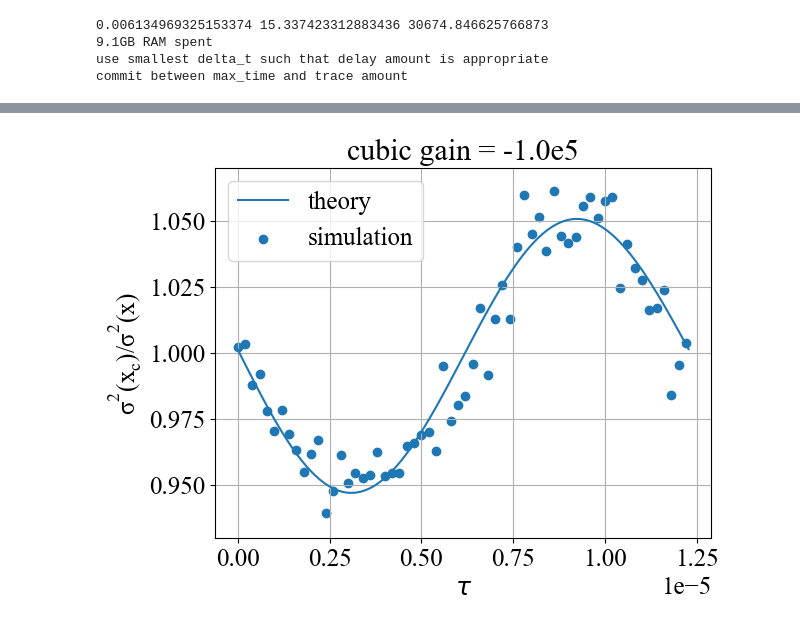
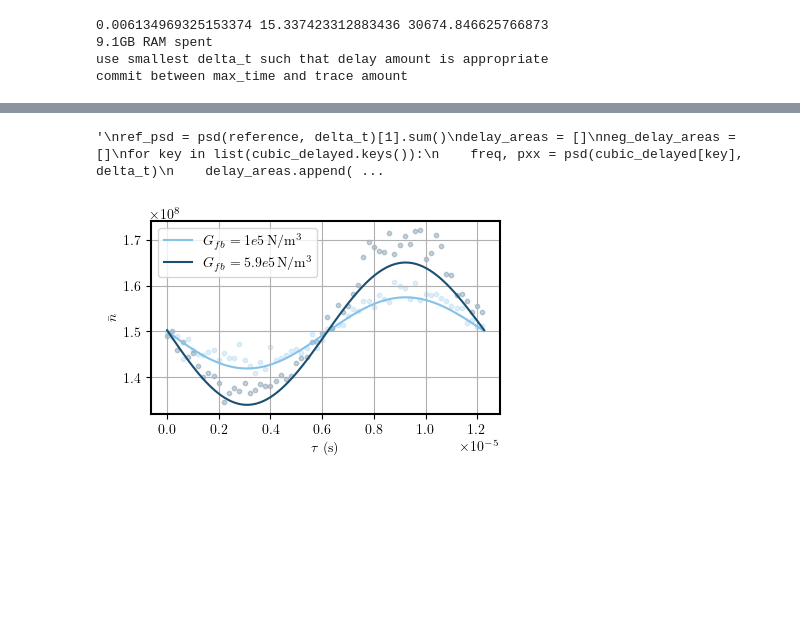
Before and after one commit to QuantumAdventures/non-linearity-experiment, a Jupyter notebook: notebooks/1. Simulation Dynamics.ipynb, the cells around one changed output, grey strips where cells are left out. Drawn from its saved outputs; the diff is of its cells as text; code cells hidden in the pictures; blank space fills up the shorter version.

```diff
--- a/notebooks/1. Simulation Dynamics.ipynb
+++ b/notebooks/1. Simulation Dynamics.ipynb
@@ -79,4 +94,5 @@ plt.xlim([7.3e4, 9e4])
 # %%
+'''
 ref_psd = psd(reference, delta_t)[1].sum()
 delay_areas = []
 neg_delay_areas = []
@@ -98,22 +114,20 @@ neg_delay_areas = np.array(neg_delay_areas)
 non_nan_indexes = ~np.isnan(np.array(neg_delay_areas))
 neg_delay_areas = neg_delay_areas[non_nan_indexes]
 neg_delays = np.array(list(neg_cubic_delayed.keys()))[non_nan_indexes]*delta_t
+'''
+# %% [output]
+'\nref_psd = psd(reference, delta_t)[1].sum()\ndelay_areas = []\nneg_delay_areas = []\nfor key in list(cubic_delayed.keys()):\n    freq, pxx = psd(cubic_delayed[key], delta_t)\n    delay_areas.append( ...
 # %%
-def autocor_0(t, omega, gamma, m= 3.368e-18):
-    kb = 1.3806e-23
-    T = 293
-    C = 2*(gamma*kb*T/m)
-
+def autocor_0(t, omega, gamma, m= 3.368e-18, T = 293):
+    C = 2*(gamma*ct.kb*T/m)
     Omega = np.sqrt(omega**2-((gamma**2)/4))
     T0 = C*np.exp(-gamma*t/2)*(2*Omega*np.cos(Omega*t)+gamma*np.sin(Omega*t))/(4*gamma*Omega*(omega**2))
     return T0
 
 
-def autocor_perturbation(t, omega, gamma, b, tau, m= 3.368e-18):
-    kb = 1.3806e-23
-    T = 293
+def autocor_perturbation(t, omega, gamma, b, tau, m= 3.368e-18, T = 293):
     T0 = autocor_0(t, omega, gamma, m=m)
-    C = 2*(gamma*kb*T/m)
+    C = 2*(gamma*ct.kb*T/m)
     Omega = np.sqrt(omega**2-((gamma**2)/4))
     mult = np.exp(-gamma*t/2)/(64*(gamma**3)*(Omega**4)*(omega**6))
     part1 = np.exp(gamma*tau/2)*(8*gamma*(Omega**4)-4*(omega**2)*(gamma**2)*(Omega**2)*(t-tau))*np.cos(Omega*(t-tau))
@@ -125,29 +139,29 @@ def autocor_perturbation(t, omega, gamma, b, tau, m= 3.368e-18):
     T1 = -3*C*C*b*mult*(part1+part2+part3+part4)
     return T0+T1
 
-def theoretical_area_frac(omega, gamma, gain, delay, m=3.368e-18):
-    T0 = autocor_0(0, omega, gamma, m=m)
-    T1 = autocor_perturbation(0, omega, gamma, gain, delay, m=m)
-    return T1/T0
+def theoretical_area_frac(omega, gamma, gain, delay, m=3.368e-18, T=293):
+    T1 = autocor_perturbation(0, omega, gamma, gain, delay, m=m, T=T)
+    return T1
 # %%
 theory_delays = np.linspace(0, T, 100)
 areas_1 = theoretical_area_frac(env.__omega__, env.__gamma__, -gain1/env._m_, theory_delays, m=env._m_)
 areas_2 = theoretical_area_frac(env.__omega__, env.__gamma__, -gain2/env._m_, theory_delays, m=env._m_)
 # %%
-plt.rcParams["font.family"] = "Times New Roman"
-plt.rcParams["font.size"] = 18
-plt.plot(theory_delays, areas_1)
-#plt.plot(theory_delays, areas_2)
-plt.scatter(delays, np.array(delay_areas)/ref_psd)
-#plt.scatter(delays, np.array(neg_delay_areas)/ref_psd)
-plt.legend(['theory','simulation'])#'gain = -{}e{}'.format(gain1/10**int(np.log10(gain1)),int(np.log10(gain1))),\
-            #'gain = -{}e{}'.format(gain2/10**int(np.log10(gain2)),int(np.log10(gain2)))])
-plt.xlabel(r'$\tau$')
-plt.ylabel(r'$\mathdefault{\sigma ^{2} (x_{c})/\sigma ^{2} (x)}$')
-plt.title('cubic gain = -1.0e5')
-delta = 0.07
-plt.ylim([1-delta,1+delta])
+colors = ['#2E86C1', '#85C1E9', '#1B4F72']
+fig = plt.figure(figsize=(5.4*1.5, 4.2))
+fig.set_size_inches(3*1.5, 2.5, forward=True)
+
+plt.plot(theory_delays, areas_1/(env.zp_x**2)-1/2, color=colors[1], label=r"$G_{fb}=1e5\,\textrm{N/m}{}^3$")
+plt.scatter(delta_t*np.array(delay_range), np.array(areas_gain1)*np.diff(freq)[0]-1/2,s=10, color=colors[1], alpha=0.25, label=r"_$G_{fb}=1e5\,\textrm{N/m}{}^3$")
+
+
+plt.plot(theory_delays, areas_2/(env.zp_x**2)-1/2, color=colors[2], label=r"$G_{fb}=5.9e5\,\textrm{N/m}{}^3$")
+plt.scatter(delta_t*np.array(delay_range), np.array(areas_gain2)*np.diff(freq)[0]-1/2,s=10, color=colors[2], alpha=0.25, label=r"_$G_{fb}=5.9e5\,\textrm{N/m}{}^3$")
+
+plt.xlabel(r'$\tau$ (s)')
+plt.ylabel(r'$\bar{n}$')
+plt.legend()
 plt.grid()
 plt.savefig('area_ratio_vs_delay.pdf', bbox_inches = 'tight')
 # %% [output]
-[figure, old version]
+[figure, new version]
```
Also changed, not shown: parts of 9 cells of this notebook, 6 other files.
